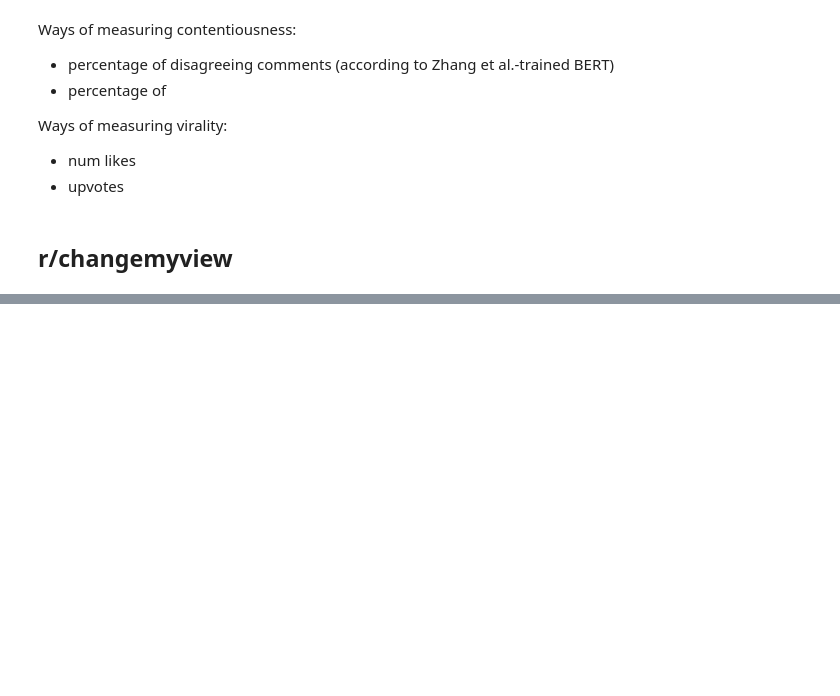
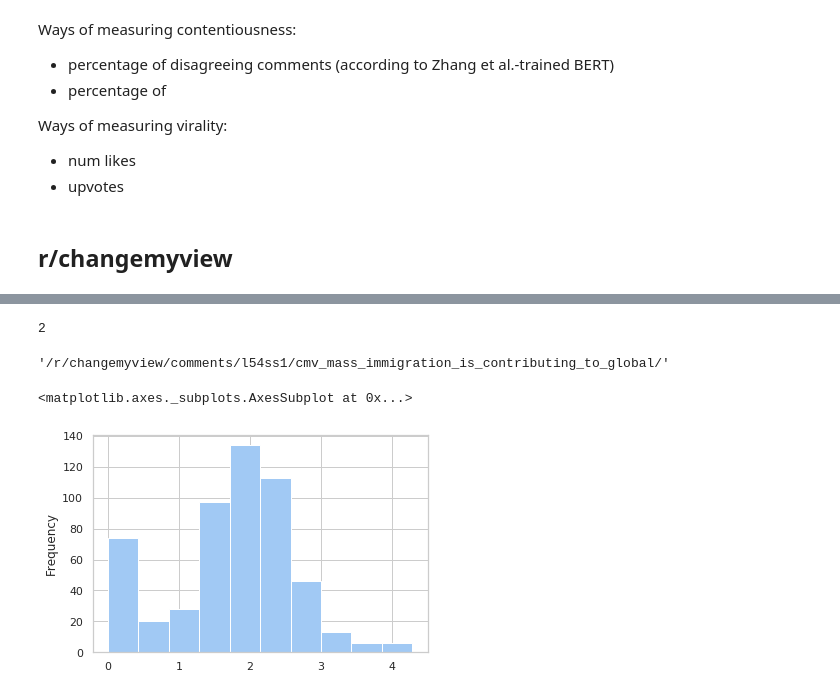
Before and after one commit to yiweiluo/Green-American-Lexicon, a Jupyter notebook: agreement_detection/agreement_and_virality.ipynb, the cells around one changed output, grey strips where cells are left out. Drawn from its saved outputs; the diff is of its cells as text; code cells hidden in the pictures; blank space fills up the shorter version.

```diff
--- a/agreement_detection/agreement_and_virality.ipynb
+++ b/agreement_detection/agreement_and_virality.ipynb
@@ -24,11 +39,17 @@ Ways of measuring contentiousness:
 Ways of measuring virality:
 - num likes
 - upvotes
+# %%
+INT2LABEL = {
+    0: "agreement",
+    1: "disagreement",
+    2: "other"
+}
 # %% [markdown]
 ## r/changemyview
 # %%
-# For each comment, label as agreeing or disagreeing
-comment_labels_df = pd.read_csv(os.path.join(DISK_IO_DIR,'cmv_comments_with_predictions.csv'),sep=',',header=0)
+# # For each comment, label as agreeing or disagreeing
+# comment_labels_df = pd.read_csv(os.path.join(DISK_IO_DIR,'cmv_comments_with_predictions.csv'),sep=',',header=0)
 # comments_df = pd.read_csv('/u/scr/yiweil/Green-American-Lexicon/1_data_collection/reddit/\
 # comments_output/changemyview/from_posts_1-1-2010_to_9-22-2021.csv',sep=',')
 # comment_id2parent_id = dict(zip(comments_df['id'],comments_df['parent_id']))
@@ -36,18 +57,26 @@ comment_labels_df = pd.read_csv(os.path.join(DISK_IO_DIR,'cmv_comments_with_pred
 # Iterate over comments w/ labels
 # Increment counter of parent post's num agreeing and disagreeing comments
 post_id2agreement = defaultdict(lambda: defaultdict(int))
+parent_ids = []
 for ix,row in comment_labels_df.iterrows():
     c_id = row['id']
-    comment_label = row['predicted']
-    parent_post_id = comment_id2parent_id[c_id]
+    comment_label =  INT2LABEL[row['three_class_predicted']]
+    parent_post_id = comment_id2parent_id[c_id].split('_')[-1]
+    parent_ids.append(parent_post_id)
     post_id2agreement[parent_post_id][comment_label] += 1
 
-# posts_df = pd.read_csv('/u/scr/yiweil/Green-American-Lexicon/1_data_collection/reddit/\
-# pmaw_output/submissions/changemyview/1-1-2010_to_09-22-2021.csv',index_col=0)
+posts_df = pd.read_csv('/u/scr/yiweil/Green-American-Lexicon/1_data_collection/reddit/\
+pmaw_output/submissions/changemyview/1-1-2010_to_09-22-2021.csv',index_col=0)
 # Then get percentages for each post
-posts_df['n_agree_comments'] = posts_df['id'].apply(lambda x: post_id2agreement[x]['agreement'])
-posts_df['n_disagree_comments'] = posts_df['id'].apply(lambda x: post_id2agreement[x]['disagreement'])
-posts_df['pct_agree_comments'] = posts_df.apply(lambda x: x['n_agree_comments']/x['num_comments'],axis=1)
-posts_df['pct_disagree_comments'] = posts_df.apply(lambda x: x['n_disagree_comments']/x['num_comments'],axis=1)
+posts_df['n_agree_comments'] = posts_df['id'].apply(lambda x: post_id2agreement[x]['agreement']
+                                                   if x in post_id2agreement else None)
+posts_df['n_disagree_comments'] = posts_df['id'].apply(lambda x: post_id2agreement[x]['disagreement']
+                                                      if x in post_id2agreement else None)
+posts_df['pct_agree_comments'] = posts_df.apply(lambda x: x['n_agree_comments']/(x['num_comments'])
+                                                if x['n_agree_comments'] > 0 and x['num_comments'] > 0
+                                                else None,axis=1)
+posts_df['pct_disagree_comments'] = posts_df.apply(lambda x: x['n_disagree_comments']/(x['num_comments'])
+                                                   if x['n_disagree_comments'] > 0 and x['num_comments'] > 0
+                                                else None,axis=1)
 
 # Plotting/correlation testing
@@ -53,0 +89,13 @@ posts_df['pct_disagree_comments'] = posts_df.apply(lambda x: x['n_disagree_comme
+# %%
+posts_df.loc[3910]['num_comments']
+# %% [output]
+2
+# %%
+posts_df.loc[3910]['permalink']
+# %% [output]
+'/r/changemyview/comments/l54ss1/cmv_mass_immigration_is_contributing_to_global/'
+# %%
+posts_df['n_disagree_comments'].apply(lambda x: math.log(x+1)).plot.hist()
+# %% [output]
+<matplotlib.axes._subplots.AxesSubplot at 0x...>
+[figure, added]
```
Also changed, not shown: parts of 13 cells of this notebook, 4 other files.
